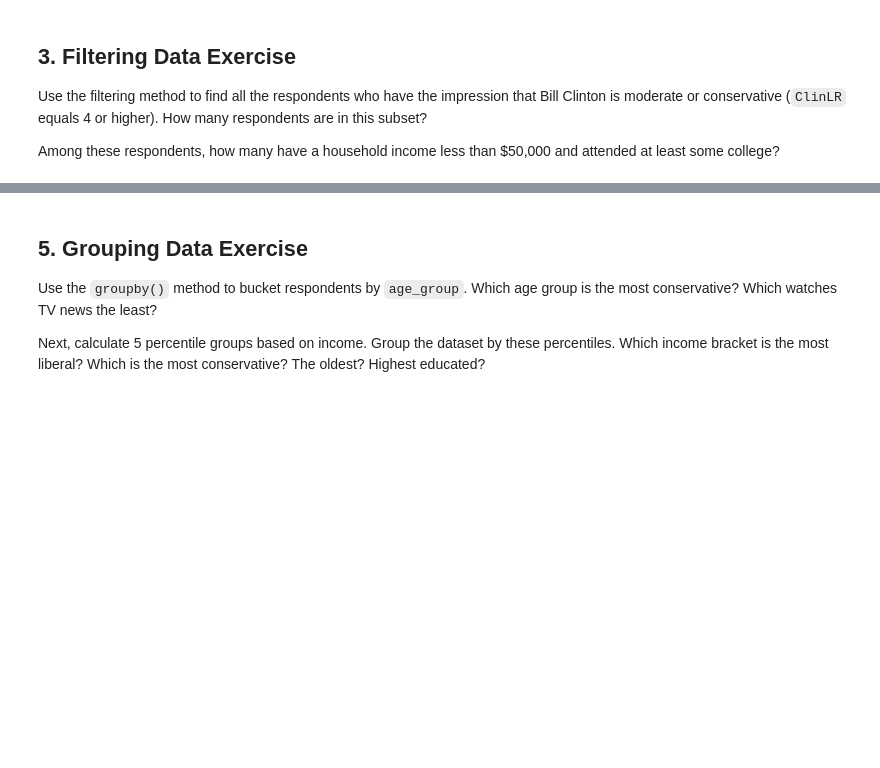
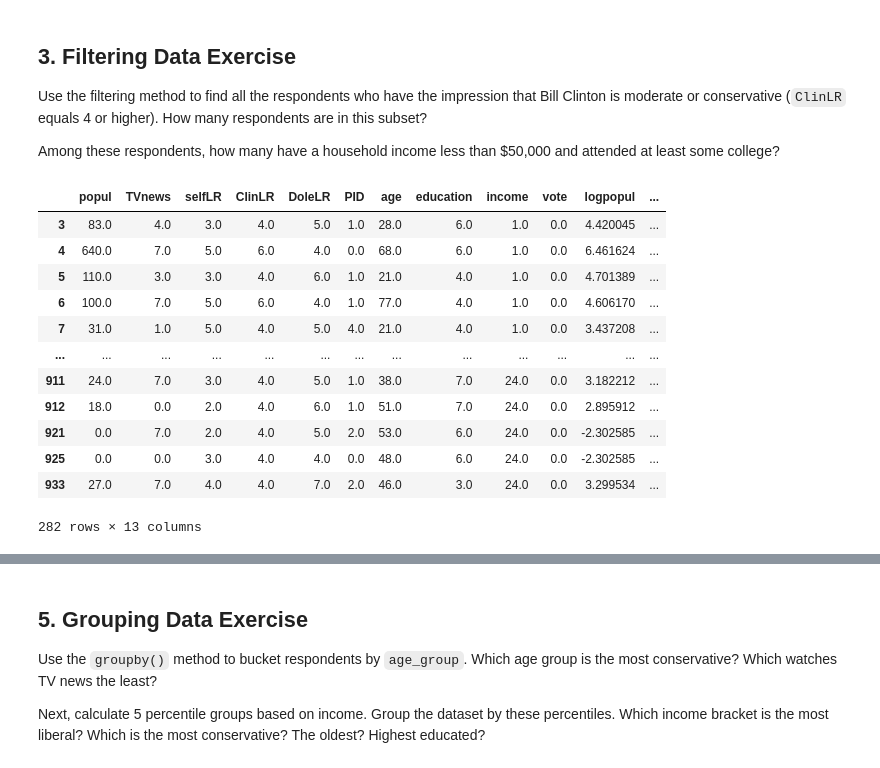
Before and after one commit to slouie88/pandas-practice, a Jupyter notebook: Python_pandas_Practice_Problems_UC_Berkeley_MIDS_notebook.ipynb, the cells around one changed output, grey strips where cells are left out. Cells and saved outputs as stored; diff of their text form; code cells hidden in the pictures; blank space fills up the shorter version.

```diff
--- a/Python_pandas_Practice_Problems_UC_Berkeley_MIDS_notebook.ipynb
+++ b/Python_pandas_Practice_Problems_UC_Berkeley_MIDS_notebook.ipynb
@@ -178,3 +178,19 @@ Use the filtering method to find all the respondents who have the impression tha
 Among these respondents, how many have a household income less than $50,000 and attended at least some college?
 # %%
 # Your code here
+sub_df = df[df["ClinLR"] >= 4]
+sub_df
+# %% [output]
+|  | popul | TVnews | selfLR | ClinLR | DoleLR | PID | age | education | income | vote | logpopul | ... |
+| 3 | 83.0 | 4.0 | 3.0 | 4.0 | 5.0 | 1.0 | 28.0 | 6.0 | 1.0 | 0.0 | 4.420045 | ... |
+| 4 | 640.0 | 7.0 | 5.0 | 6.0 | 4.0 | 0.0 | 68.0 | 6.0 | 1.0 | 0.0 | 6.461624 | ... |
+| 5 | 110.0 | 3.0 | 3.0 | 4.0 | 6.0 | 1.0 | 21.0 | 4.0 | 1.0 | 0.0 | 4.701389 | ... |
+| 6 | 100.0 | 7.0 | 5.0 | 6.0 | 4.0 | 1.0 | 77.0 | 4.0 | 1.0 | 0.0 | 4.606170 | ... |
+| 7 | 31.0 | 1.0 | 5.0 | 4.0 | 5.0 | 4.0 | 21.0 | 4.0 | 1.0 | 0.0 | 3.437208 | ... |
+| ... | ... | ... | ... | ... | ... | ... | ... | ... | ... | ... | ... | ... |
+| 911 | 24.0 | 7.0 | 3.0 | 4.0 | 5.0 | 1.0 | 38.0 | 7.0 | 24.0 | 0.0 | 3.182212 | ... |
+| 912 | 18.0 | 0.0 | 2.0 | 4.0 | 6.0 | 1.0 | 51.0 | 7.0 | 24.0 | 0.0 | 2.895912 | ... |
+| 921 | 0.0 | 7.0 | 2.0 | 4.0 | 5.0 | 2.0 | 53.0 | 6.0 | 24.0 | 0.0 | -2.302585 | ... |
+| 925 | 0.0 | 0.0 | 3.0 | 4.0 | 4.0 | 0.0 | 48.0 | 6.0 | 24.0 | 0.0 | -2.302585 | ... |
+| 933 | 27.0 | 7.0 | 4.0 | 4.0 | 7.0 | 2.0 | 46.0 | 3.0 | 24.0 | 0.0 | 3.299534 | ... |
+282 rows × 13 columns
```
Also changed, not shown: parts of 8 cells of this notebook.
